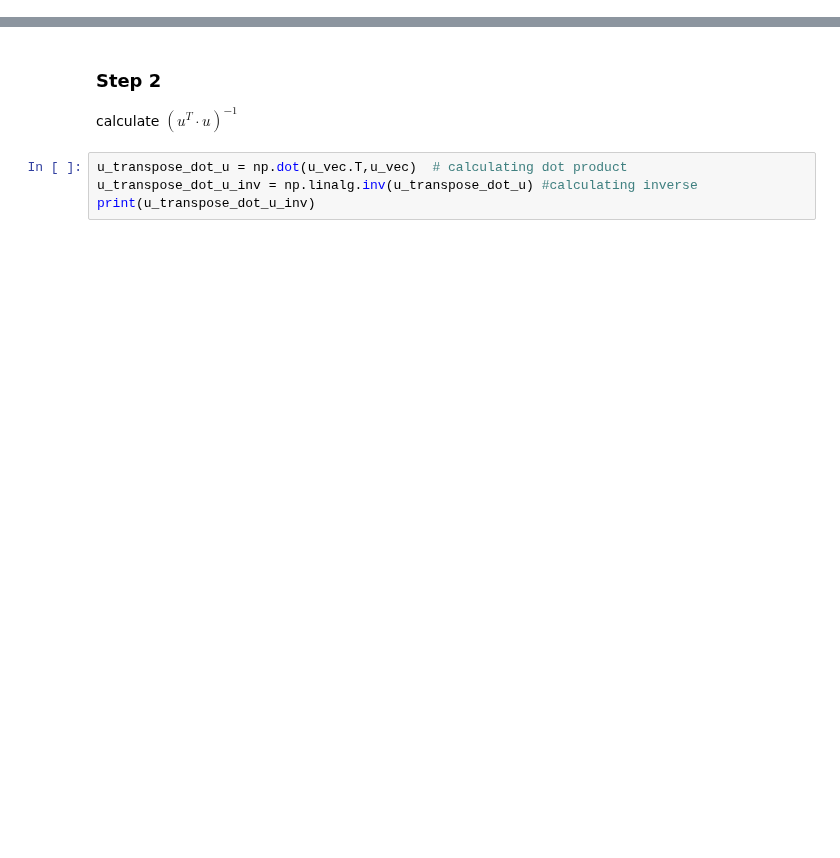
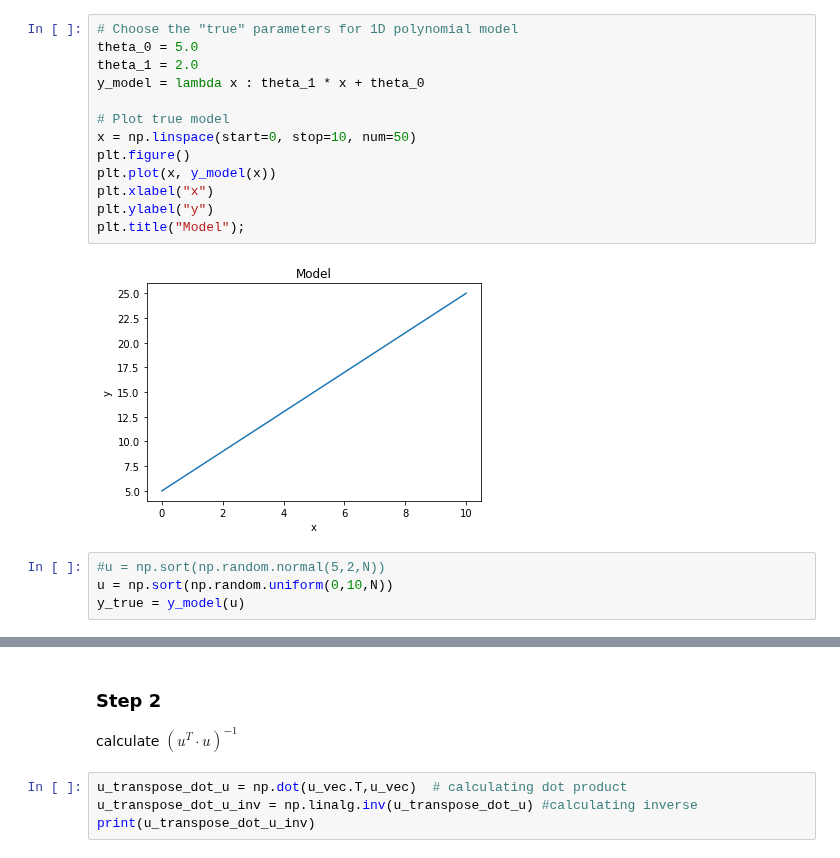
Before and after one commit to fredralm/TTK4260, a Jupyter notebook: 2021/L1/LS_draft.ipynb, the cells around one changed output, grey strips where cells are left out. Drawn from its saved outputs; the diff is of its cells as text; blank space fills up the shorter version.

```diff
--- a/2021/L1/LS_draft.ipynb
+++ b/2021/L1/LS_draft.ipynb
@@ -45,0 +63,19 @@ plt.ylabel("y");
+# %%
+# Choose the "true" parameters for 1D polynomial model
+theta_0 = 5.0
+theta_1 = 2.0
+y_model = lambda x : theta_1 * x + theta_0
+
+# Plot true model
+x = np.linspace(start=0, stop=10, num=50)
+plt.figure()
+plt.plot(x, y_model(x))
+plt.xlabel("x")
+plt.ylabel("y")
+plt.title("Model");
+# %% [output]
+[figure, added]
+# %%
+#u = np.sort(np.random.normal(5,2,N))
+u = np.sort(np.random.uniform(0,10,N))
+y_true = y_model(u)
```
Also changed, not shown: parts of 19 cells of this notebook.
